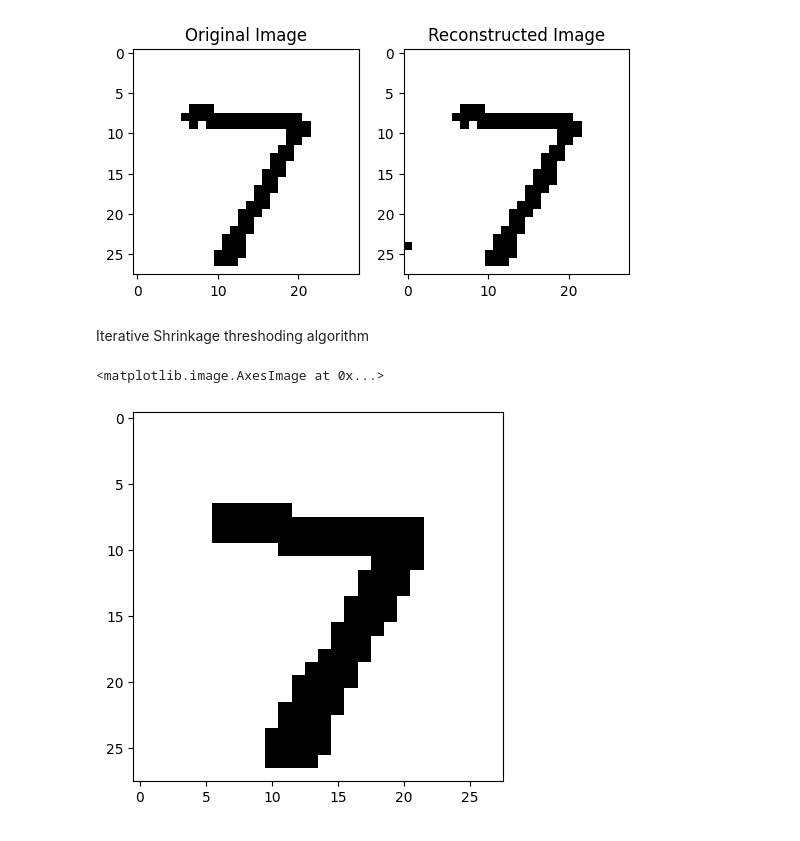
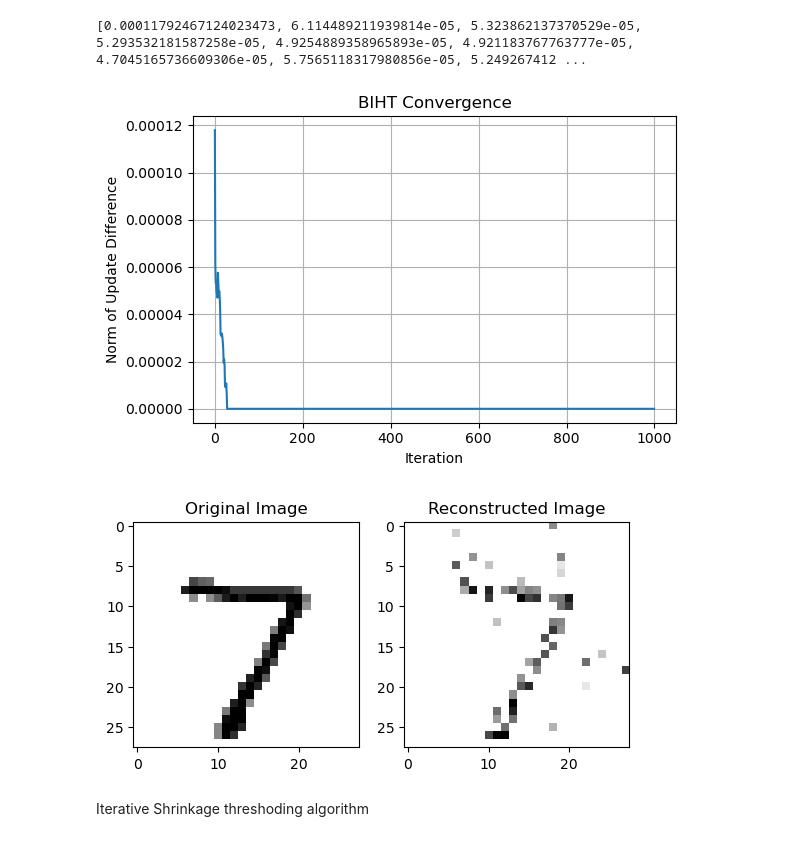
Before and after one commit to josephine-king/EE4740_ImageCompression, a Jupyter notebook: image_compression.ipynb, the cells around one changed output. Drawn from its saved outputs; the diff is of its cells as text; code cells hidden in the pictures.

```diff
--- a/image_compression.ipynb
+++ b/image_compression.ipynb
@@ -25,7 +25,8 @@ def sparsify_data(data, threshold):
     sparse_data = np.copy(data)
     for i in range(sparse_data.shape[0]):
         for j in range(sparse_data.shape[1]):
-            sparse_data[i,j] = 1 if sparse_data[i,j] > threshold else 0
+            if sparse_data[i,j] < threshold:
+                sparse_data[i,j] = 0
 
     return sparse_data
 
@@ -39,34 +40,30 @@ def make_meas_matrix(rows, cols):
 
     return meas_matrix
 
-
 #we can  use this too and see
 def make_dct_meas_matrix(rows, cols):
     D = dct(np.eye(cols), norm='ortho')
     return D[:rows, :]
 
-
-
-
 # Generate measurements from the data using the measurement matrix
 def get_measurements(data, meas_matrix):
-    return meas_matrix @ data.T
+    return np.sign(meas_matrix @ data.T)
 
 # Plot the original image and the sparsified image
 def plot_images(original_data, sparsified_data):
     fig, axs = plt.subplots(1, 2)
     axs[0].imshow(original_data.reshape(28,28), cmap='gray_r', vmin=0, vmax=255)
     axs[0].set_title("Original Image")
-    axs[1].imshow(sparsified_data.reshape(28,28), cmap='gray_r', vmin=0, vmax=1)
+    axs[1].imshow(sparsified_data.reshape(28,28), cmap='gray_r', vmin=0, vmax=255)
     axs[1].set_title("Sparsified Image")
     plt.show()
 
 # Plot the original image and the estimated image
 def plot_est_images(original_data, est_data):
     fig, axs = plt.subplots(1, 2)
-    axs[0].imshow(original_data.reshape(28,28), cmap='gray_r', vmin=0, vmax=1)
+    axs[0].imshow(original_data.reshape(28,28), cmap='gray_r', vmin=0, vmax=255)
     axs[0].set_title("Original Image")
-    axs[1].imshow(est_data.reshape(28,28), cmap='gray_r', vmin=0, vmax=1)
+    axs[1].imshow(est_data.reshape(28,28), cmap='gray_r', vmin=0, vmax=255)
     axs[1].set_title("Reconstructed Image")
     plt.show()
 
@@ -137,21 +233,30 @@ def omp(meas_matrix, measurement, err_threshold):
 # %%
 # Test out OMP algorithm
-
 data = import_mnist_data(1)
 sparse_data = sparsify_data(data, 100)
 meas_matrix = make_meas_matrix(500,784)
 measurement = get_measurements(sparse_data, meas_matrix)
 
-estimate = omp(meas_matrix, measurement, 1e-5)
-estimate = sparsify_data(abs(estimate), 0)
+estimate, convergence = binary_iht(meas_matrix, measurement, 0.1, 0.0001, 100, 1000)
+# Renormalize
+estimate = estimate * 255/(max(estimate))
+
+print(convergence)
+
+plt.figure(figsize=(6, 4))
+plt.plot(convergence)
+plt.xlabel("Iteration")
+plt.ylabel("Norm of Update Difference")
+plt.title("BIHT Convergence")
+plt.grid(True)
+plt.tight_layout()
+plt.show()
+
+#estimate = sparsify_data(abs(estimate), 0)
 plot_est_images(sparse_data, estimate)
 # %% [output]
+[0.00011792467124023473, 6.114489211939814e-05, 5.323862137370529e-05, 5.293532181587258e-05, 4.9254889358965893e-05, 4.921183767763777e-05, 4.7045165736609306e-05, 5.7565118317980856e-05, 5.249267412 ...
-[figure, old version]
+[figure, new version]
+[figure, added]
 # %% [markdown]
 Iterative Shrinkage threshoding algorithm
-# %%
-data = import_mnist_data(1)
-plt.imshow(data.reshape(28,28), cmap='gray_r', vmin=0, vmax=1)
-# %% [output]
-<matplotlib.image.AxesImage at 0x...>
-[figure, removed]
```
Also changed, not shown: parts of 8 cells of this notebook.
